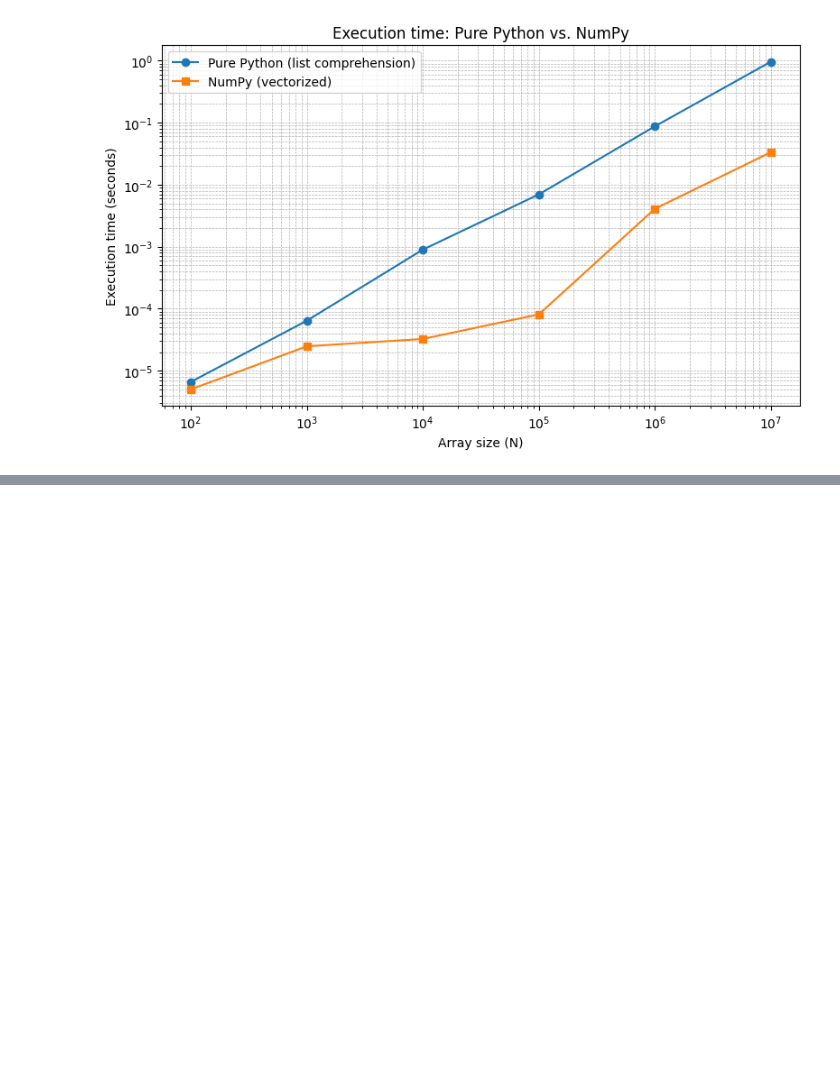
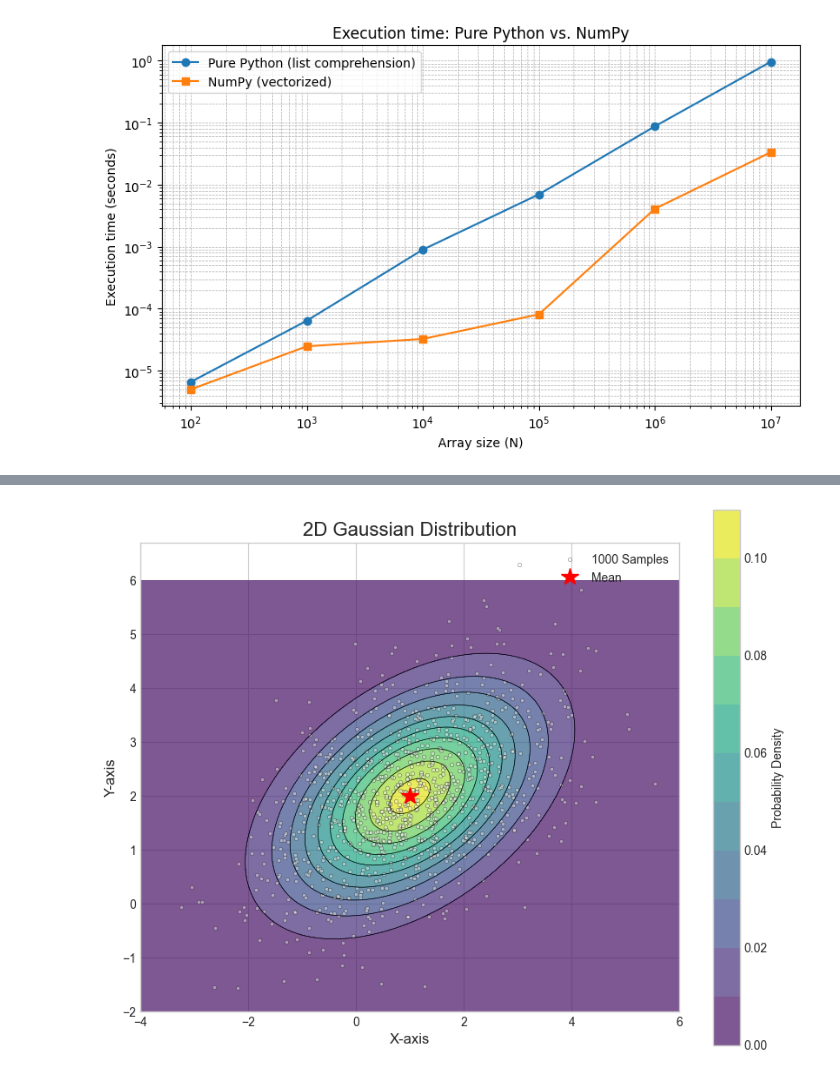
Before and after one commit to zdan2/Python-Data-Science-Handbook, a Jupyter notebook: basic.ipynb, the cells around one changed output, grey strips where cells are left out. Drawn from its saved outputs; the diff is of its cells as text; code cells hidden in the pictures; blank space fills up the shorter version.

```diff
--- a/basic.ipynb
+++ b/basic.ipynb
@@ -1127,0 +1196,67 @@ plt.tight_layout()
+# %%
+import numpy as np
+import matplotlib.pyplot as plt
+from scipy.stats import multivariate_normal
+
+def plot_2d_gaussian():
+    """
+    2次元ガウス分布のデータ生成、確率密度関数の計算、および可視化を行います。
+    """
+    # 1. パラメータの定義
+    # 平均ベクトル (分布の中心)
+    mean = np.array([1, 2])
+
+    # 共分散行列 (分布の形状と向き)
+    # [[xの分散, xとyの共分散],
+    #  [xとyの共分散, yの分散]]
+    # 共分散が正の値なので、分布は右肩上がりに傾く
+    cov = np.array([[2.0, 0.8],
+                    [0.8, 1.5]])
+
+    # 2. 2次元ガウス分布に従う乱数を生成
+    # mean: 平均, cov: 共分散行列, size: 生成するデータ数
+    num_samples = 1000
+    data = np.random.multivariate_normal(mean, cov, size=num_samples)
+
+    # 3. 確率密度関数(PDF)を計算するためのグリッドを生成
+    x = np.linspace(-4, 6, 200)
+    y = np.linspace(-2, 6, 200)
+    X, Y = np.meshgrid(x, y)
+
+    # グリッドの各点(x, y)をまとめる
+    pos = np.dstack((X, Y))
+
+    # 4. 確率密度関数(PDF)を計算
+    # scipy.stats.multivariate_normal を使うと簡単に計算できる
+    rv = multivariate_normal(mean, cov)
+    Z = rv.pdf(pos)
+
+    # 5. 結果の可視化
+    plt.style.use('seaborn-v0_8-whitegrid')
+    fig = plt.figure(figsize=(10, 8))
+    ax = fig.add_subplot(111)
+
+    # 確率密度関数を等高線でプロット
+    contour = ax.contourf(X, Y, Z, levels=10, cmap='viridis', alpha=0.7)
+    ax.contour(X, Y, Z, levels=10, colors='black', linewidths=0.5)
+    fig.colorbar(contour, ax=ax, label='Probability Density')
+
+    # 生成したデータを散布図でプロット
+    ax.scatter(data[:, 0], data[:, 1], s=10, alpha=0.4, c='white', edgecolors='black', linewidths=0.5, label=f'{num_samples} Samples')
+
+    # 中心点をプロット
+    ax.plot(mean[0], mean[1], 'r*', markersize=15, label='Mean')
+
+    # グラフの装飾
+    ax.set_title('2D Gaussian Distribution', fontsize=16)
+    ax.set_xlabel('X-axis', fontsize=12)
+    ax.set_ylabel('Y-axis', fontsize=12)
+    ax.legend()
+    ax.grid(True)
+    ax.set_aspect('equal', adjustable='box') # アスペクト比を1:1に
+
+    plt.show()
+
+plot_2d_gaussian()
+# %% [output]
+[figure, added]
```
Also changed, not shown: parts of 23 cells of this notebook.
